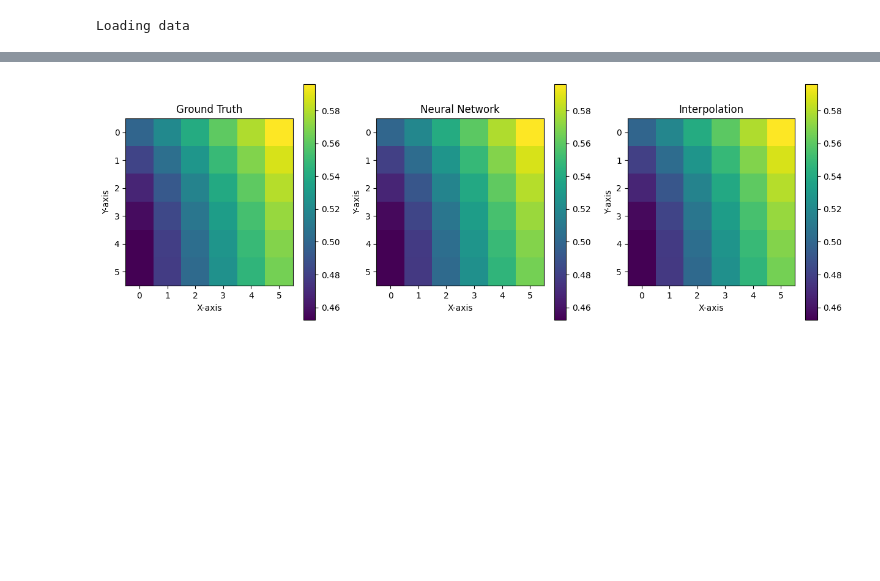
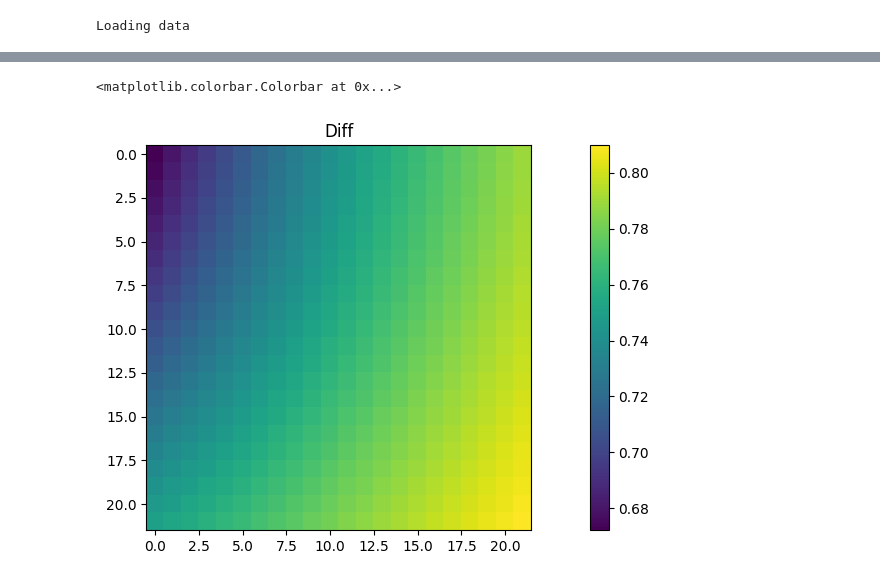
Before and after one commit to ThomasHelfer/TorchGRTL, a Jupyter notebook: notebook.ipynb, the cells around one changed output, grey strips where cells are left out. Saved outputs shown, nothing was run; the diff lists cells and outputs as text; code cells hidden in the pictures; blank space fills up the shorter version.

```diff
--- a/notebook.ipynb
+++ b/notebook.ipynb
@@ -68,7 +94,7 @@ writer = SummaryWriter()
 # %% [output]
 Executing the model on : cuda:0
 # %%
-small_data = True
+small_data = False
 
 # Loading small testdata
 if small_data:
@@ -84,8 +110,8 @@ if small_data:
 else:
     # Instantiate the model
     factor = 2  # how much refinement
-    res_level = 6
-    scaling_factor = 1e-3
+    res_level = 5
+    scaling_factor = 0.001
     filenamesX = f"/home/thelfer1/scr4_tedwar42/thelfer1/high_end_data/outputXdata_level{res_level}_step*.dat"
 
     num_vars = 25
@@ -209,7 +163,7 @@ optimizerADAM = torch.optim.Adam(net.parameters(), lr=0.0001)
 # Define the ratio for the split (e.g., 80% train, 20% test)
 train_ratio = 0.8
 test_ratio = 1 - train_ratio
-batch_size = 100
+batch_size = 50
 
 # Calculate the number of samples for each split
 num_samples = len(dataX)
@@ -274,0 +270,9 @@ dx = 0.25
+# %%
+restart = True
+load_restart_data = False
+if restart:
+    net, config = load_model("Run15150213")
+if restart and load_restart_data:
+    num_vars = 25
+    dataX = get_box_format(config["filenamesX"], num_vars)
+    oneoverdx = (64.0 * 2 ** config["res_level"]) / 512.0 * 2.0
@@ -400,76 +407,44 @@ final val loss 0.0005349599881420729 relative 0.0010043246094549017
 # %%
 # Get comparison with classical methods
 (y_batch,) = next(iter(test_loader))
 y_batch = y_batch.to(device)
-X_batch = y_batch[:, :, ::2, ::2, ::2].clone()
-y_batch = y_batch[
-    :, :25, diff - 1 : -diff - 1, diff - 1 : -diff - 1, diff - 1 : -diff - 1
-]
+X_batch = y_batch[:, :, :, :, :].clone()
+
 # Interpolation compared to what is used typically in codes ( we interpolate between 6 values with polynomials x^i y^k z^k containing powers up to 3)
 points = 6
 power = 3
 channels = 25
 shape = X_batch.shape
 interpolation = interp(
     points, power, channels, False, True, dtype=torch.double, factor=factor
 )
 ghosts = int(math.ceil(points / 2))
 
 
 box = 0
 channel = 0
-slice = 0
+slice = 4
 # Note we remove some part of the grid as the interpolation needs space
 max_val = torch.max(y_batch[box, channel, :, :, slice]).cpu().numpy()
 min_val = torch.min(y_batch[box, channel, :, :, slice]).cpu().numpy()
 net.eval()
-y_pred = net(X_batch.detach())
-y_interpolated = interpolation(X_batch.detach().cpu()).detach().to(torch.double)
+y_pred, y_interpolated = net(X_batch.detach())
+# y_interpolated = interpolation(X_batch.detach().cpu()).detach().to(torch.double)
 # Create subplots
-fig, axes = plt.subplots(1, 3, figsize=(15, 5))
+fig = plt.figure(figsize=(15, 5))
 
 # Plot ground truth
-axes[0].set_title("Ground Truth")
-im0 = axes[0].imshow(
-    y_batch[box, channel, :, :, slice].cpu().numpy(),
-    vmin=min_val,
-    vmax=max_val,
+plt.title("Diff")
+im0 = plt.imshow(
+    y_pred[box, channel, :, :, slice].cpu().detach().numpy(),
+    # vmin=min_val,
+    # vmax=max_val,
     cmap="viridis",
 )
-axes[0].set_xlabel("X-axis")
-axes[0].set_ylabel("Y-axis")
-
-# Plot Neural Network
-axes[1].set_title("Neural Network")
-im1 = axes[1].imshow(
-    y_pred[box, channel, :, :, slice].detach().cpu().numpy(),
-    vmin=min_val,
-    vmax=max_val,
-    cmap="viridis",
-)
-axes[1].set_xlabel("X-axis")
-axes[1].set_ylabel("Y-axis")
-
-# Plot Interpolation
-axes[2].set_title("Interpolation")
-im2 = axes[2].imshow(
-    y_interpolated[box, channel, :, :, slice],
-    vmin=min_val,
-    vmax=max_val,
-    cmap="viridis",
-)
-axes[2].set_xlabel("X-axis")
-axes[2].set_ylabel("Y-axis")
-
-# Add colorbars
-cbar0 = fig.colorbar(im0, ax=axes[0])
-# cbar0.set_label('Values')
-cbar1 = fig.colorbar(im1, ax=axes[1])
-# cbar1.set_label('Values')
-cbar2 = fig.colorbar(im2, ax=axes[2])
-# cbar2.set_label('Values')
+plt.colorbar()
 # %% [output]
+<matplotlib.colorbar.Colorbar at 0x...>
-[figure, old version]
+[figure, new version]
 # %%
 box = 0
 channel = 0
```
Also changed, not shown: parts of 15 cells of this notebook, 6 other files.
